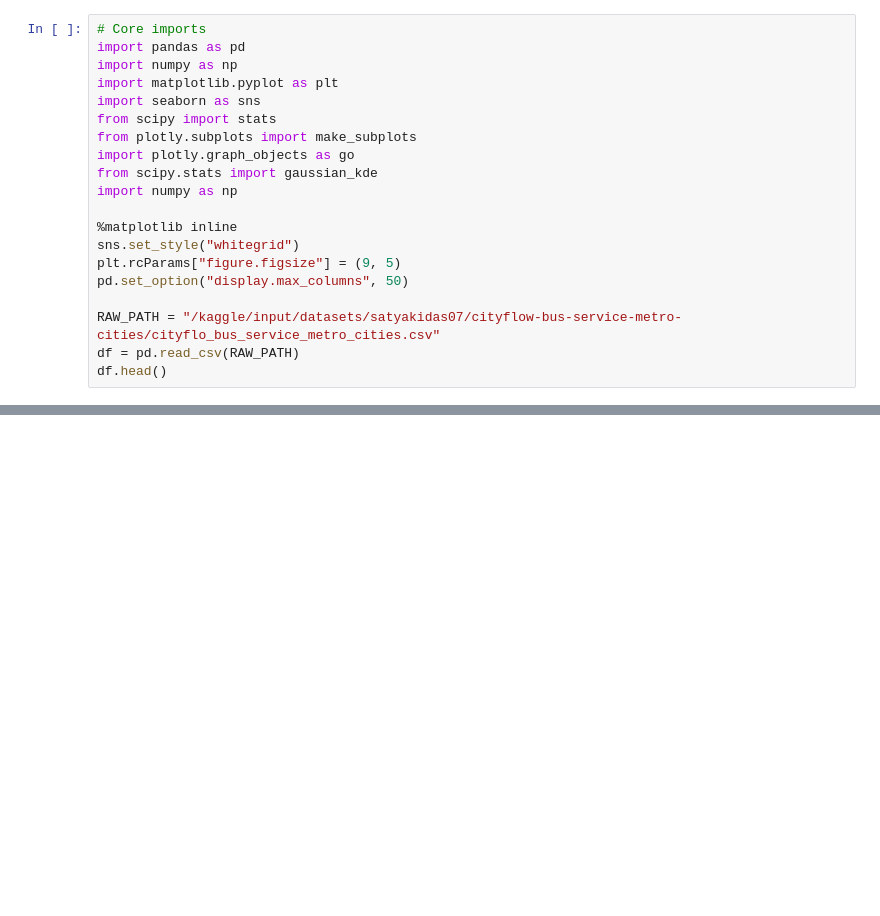
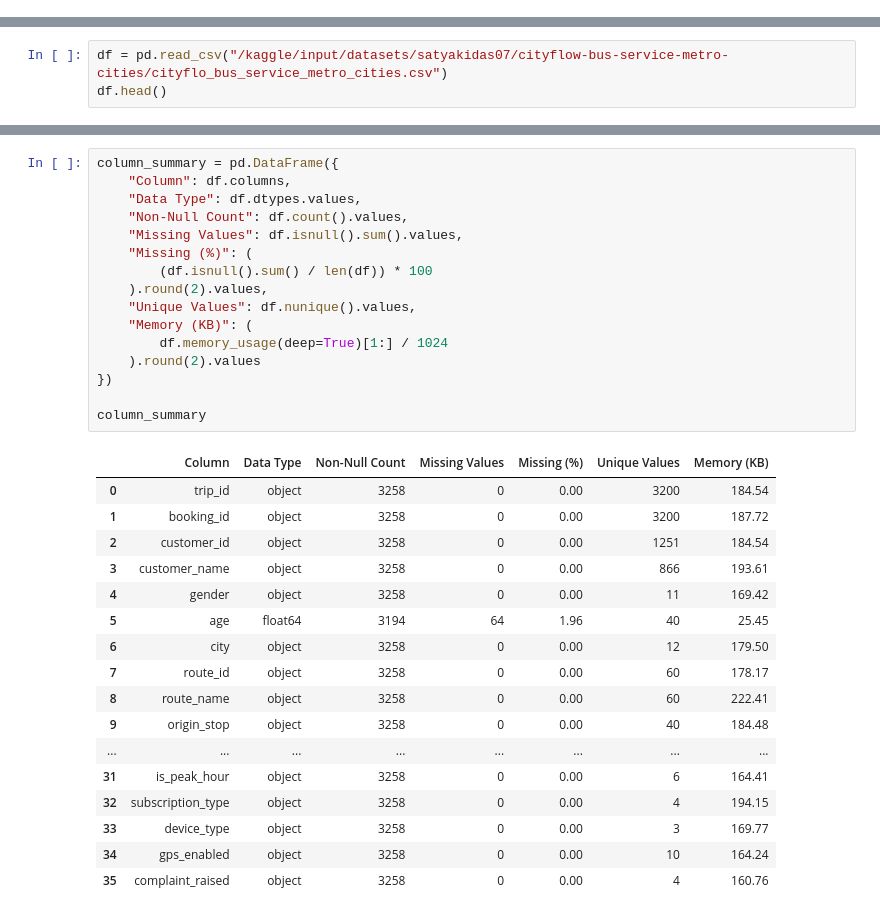
Before and after one commit to RishijManna/Cityflo-Data-Analysis, a Jupyter notebook: Cityflo Data Analysis/DATA CLEANING/cityflo-data-cleaning.ipynb, the cells around one changed output, grey strips where cells are left out. Drawn from its saved outputs; the diff is of its cells as text; blank space fills up the shorter version.

Commit message:
Kaggle Notebook | cityflo-data-cleaning | Version 1

```diff
--- a/Cityflo Data Analysis/DATA CLEANING/cityflo-data-cleaning.ipynb
+++ b/Cityflo Data Analysis/DATA CLEANING/cityflo-data-cleaning.ipynb
@@ -18,20 +0,0 @@ Each step below has its own markdown explanation followed by the code that perfo
-# %%
-# Core imports
-import pandas as pd
-import numpy as np
-import matplotlib.pyplot as plt
-import seaborn as sns
-from scipy import stats
-from plotly.subplots import make_subplots
-import plotly.graph_objects as go
-from scipy.stats import gaussian_kde
-import numpy as np
-
-%matplotlib inline
-sns.set_style("whitegrid")
-plt.rcParams["figure.figsize"] = (9, 5)
-pd.set_option("display.max_columns", 50)
-
-RAW_PATH = "/kaggle/input/datasets/satyakidas07/cityflow-bus-service-metro-cities/cityflo_bus_service_metro_cities.csv"
-df = pd.read_csv(RAW_PATH)
-df.head()
@@ -640,0 +91,3 @@ Saved cleaned dataset -> cityflo_bus_service_metro_cities_cleaned.csv  |  shape=
+# %%
+df = pd.read_csv("/kaggle/input/datasets/satyakidas07/cityflow-bus-service-metro-cities/cityflo_bus_service_metro_cities.csv")
+df.head()
@@ -640,0 +173,34 @@ Saved cleaned dataset -> cityflo_bus_service_metro_cities_cleaned.csv  |  shape=
+# %%
+column_summary = pd.DataFrame({
+    "Column": df.columns,
+    "Data Type": df.dtypes.values,
+    "Non-Null Count": df.count().values,
+    "Missing Values": df.isnull().sum().values,
+    "Missing (%)": (
+        (df.isnull().sum() / len(df)) * 100
+    ).round(2).values,
+    "Unique Values": df.nunique().values,
+    "Memory (KB)": (
+        df.memory_usage(deep=True)[1:] / 1024
+    ).round(2).values
+})
+
+column_summary
+# %% [output]
+|  | Column | Data Type | Non-Null Count | Missing Values | Missing (%) | Unique Values | Memory (KB) |
+| 0 | trip_id | object | 3258 | 0 | 0.00 | 3200 | 184.54 |
+| 1 | booking_id | object | 3258 | 0 | 0.00 | 3200 | 187.72 |
+| 2 | customer_id | object | 3258 | 0 | 0.00 | 1251 | 184.54 |
+| 3 | customer_name | object | 3258 | 0 | 0.00 | 866 | 193.61 |
+| 4 | gender | object | 3258 | 0 | 0.00 | 11 | 169.42 |
+| 5 | age | float64 | 3194 | 64 | 1.96 | 40 | 25.45 |
+| 6 | city | object | 3258 | 0 | 0.00 | 12 | 179.50 |
+| 7 | route_id | object | 3258 | 0 | 0.00 | 60 | 178.17 |
+| 8 | route_name | object | 3258 | 0 | 0.00 | 60 | 222.41 |
+| 9 | origin_stop | object | 3258 | 0 | 0.00 | 40 | 184.48 |
+| ... | ... | ... | ... | ... | ... | ... | ... |
+| 31 | is_peak_hour | object | 3258 | 0 | 0.00 | 6 | 164.41 |
+| 32 | subscription_type | object | 3258 | 0 | 0.00 | 4 | 194.15 |
+| 33 | device_type | object | 3258 | 0 | 0.00 | 3 | 169.77 |
+| 34 | gps_enabled | object | 3258 | 0 | 0.00 | 10 | 164.24 |
+| 35 | complaint_raised | object | 3258 | 0 | 0.00 | 4 | 160.76 |
```
Also changed, not shown: parts of 68 cells of this notebook.
